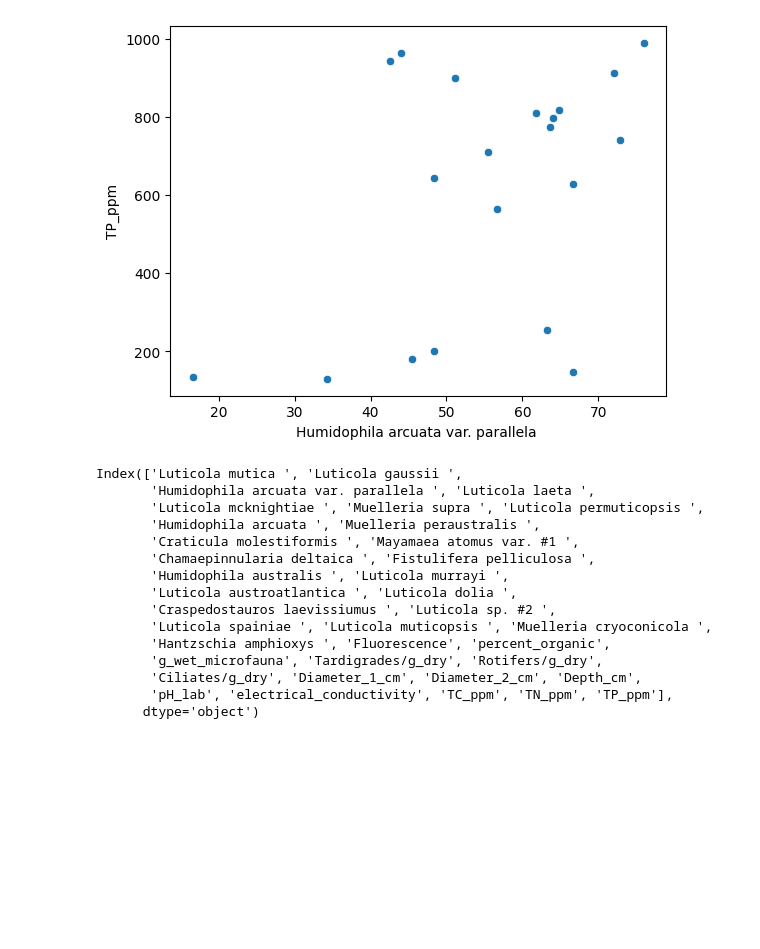
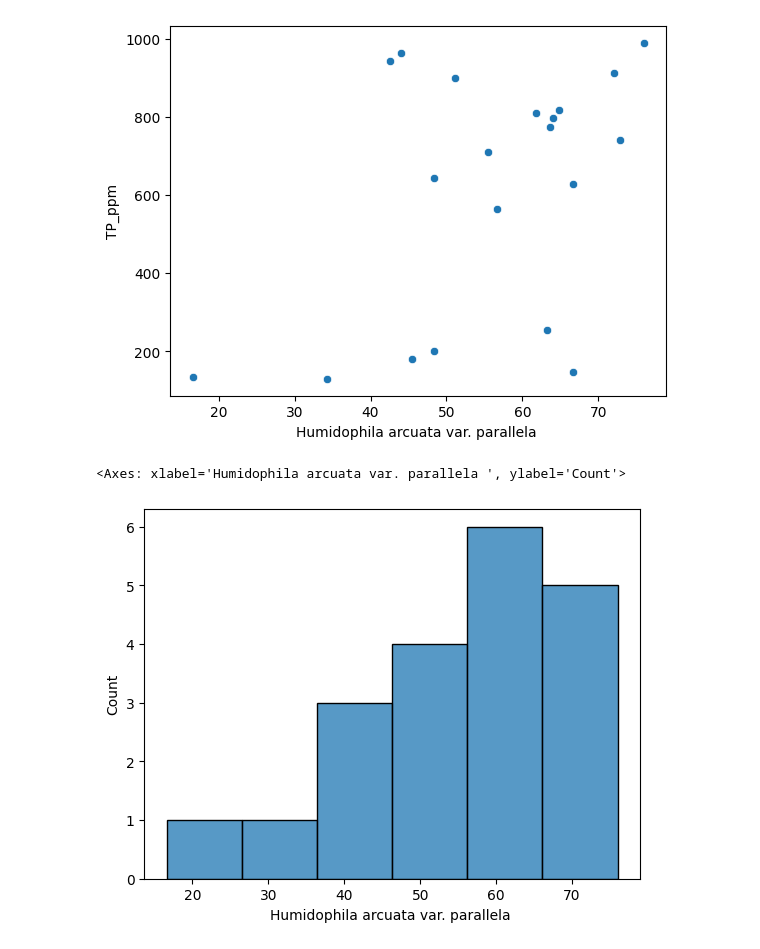
Before and after one commit to jtdocter27/Cryoconite-Analysis, a Jupyter notebook: diatom_data.ipynb, the cells around one changed output. Cells and saved outputs as stored; diff of their text form; code cells hidden in the pictures; blank space fills up the shorter version.

```diff
--- a/diatom_data.ipynb
+++ b/diatom_data.ipynb
@@ -231,24 +245,11 @@ sns.scatterplot(data = rf_dataset, x='Humidophila arcuata var. parallela ', y =
 # %% [output]
 <Axes: xlabel='Humidophila arcuata var. parallela ', ylabel='TP_ppm'>
 [figure]
-# %%
-rf_dataset.columns
-# %% [output]
-Index(['Luticola mutica ', 'Luticola gaussii ',
-       'Humidophila arcuata var. parallela ', 'Luticola laeta ',
-       'Luticola mcknightiae ', 'Muelleria supra ', 'Luticola permuticopsis ',
-       'Humidophila arcuata ', 'Muelleria peraustralis ',
-       'Craticula molestiformis ', 'Mayamaea atomus var. #1 ',
-       'Chamaepinnularia deltaica ', 'Fistulifera pelliculosa ',
-       'Humidophila australis ', 'Luticola murrayi ',
-       'Luticola austroatlantica ', 'Luticola dolia ',
-       'Craspedostauros laevissiumus ', 'Luticola sp. #2 ',
-       'Luticola spainiae ', 'Luticola muticopsis ', 'Muelleria cryoconicola ',
-       'Hantzschia amphioxys ', 'Fluorescence', 'percent_organic',
-       'g_wet_microfauna', 'Tardigrades/g_dry', 'Rotifers/g_dry',
-       'Ciliates/g_dry', 'Diameter_1_cm', 'Diameter_2_cm', 'Depth_cm',
-       'pH_lab', 'electrical_conductivity', 'TC_ppm', 'TN_ppm', 'TP_ppm'],
-      dtype='object')
+# %%
+sns.histplot(data = rf_dataset, x='Humidophila arcuata var. parallela ')
+# %% [output]
+<Axes: xlabel='Humidophila arcuata var. parallela ', ylabel='Count'>
+[figure, added]
 # %%
 ### To - do
 #Non-parametric tests and estimate p-value (correlation)
```
Also changed, not shown: parts of 7 cells of this notebook.
